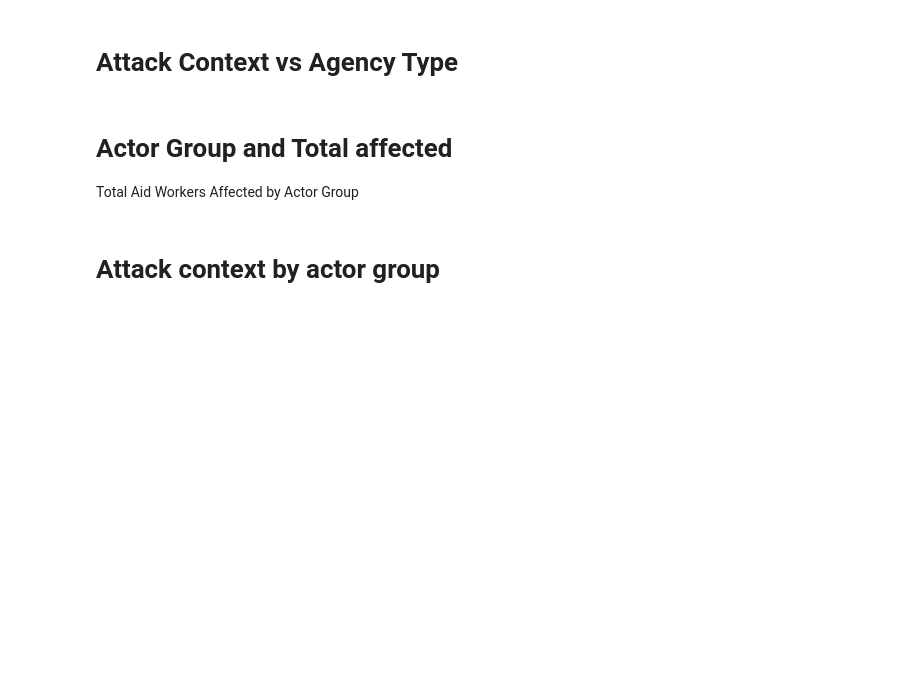
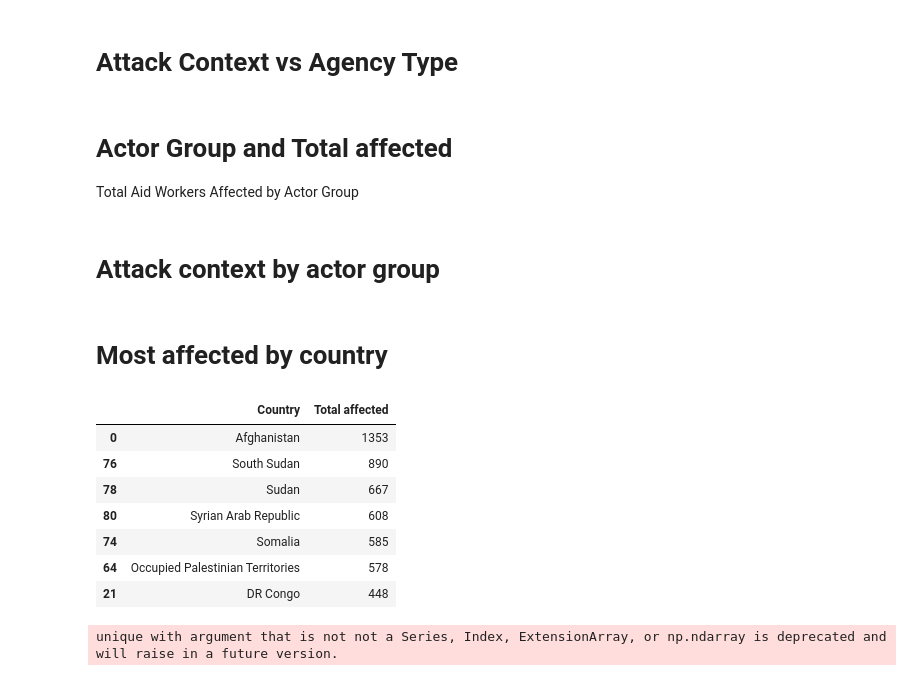
Before and after one commit to NandiniKodali988/Scholarship, a Jupyter notebook: code/visualizations.ipynb, the cells around one changed output. Drawn from its saved outputs; the diff is of its cells as text; code cells hidden in the pictures; blank space fills up the shorter version.

```diff
--- a/code/visualizations.ipynb
+++ b/code/visualizations.ipynb
@@ -501,3 +501,22 @@ for group in unique_groups:
     fig.write_html(f"../plots/attack_contexts/{safe_group_name}.html")
 
     fig.show()
+# %% [markdown]
+# Most affected by country
+# %%
+top_countries = (
+    df.groupby('Country', as_index=False)['Total affected']
+    .sum()
+    .sort_values(by='Total affected', ascending=False)
+    .head(7)
+)
+top_countries
+# %% [output]
+|  | Country | Total affected |
+| 0 | Afghanistan | 1353 |
+| 76 | South Sudan | 890 |
+| 78 | Sudan | 667 |
+| 80 | Syrian Arab Republic | 608 |
+| 74 | Somalia | 585 |
+| 64 | Occupied Palestinian Territories | 578 |
+| 21 | DR Congo | 448 |
@@ -503,0 +591,53 @@ for group in unique_groups:
+# %%
+# Pick one country, e.g., Afghanistan
+country = "Afghanistan"
+
+# Filter and drop nulls
+sankey_df = df[
+    (df['Country'] == country) &
+    (df['ActorGroup'].notna()) &
+    (df['Attack context'].notna())
+]
+
+# Group by ActorGroup and Attack context
+grouped = (
+    sankey_df.groupby(['ActorGroup', 'Attack context'])
+    .size()
+    .reset_index(name='Count')
+)
+
+# Combine all unique labels (actor + context)
+all_labels = pd.unique(grouped['ActorGroup'].tolist() + grouped['Attack context'].tolist())
+label_to_index = {label: i for i, label in enumerate(all_labels)}
+
+# Create Sankey link structure
+source = grouped['ActorGroup'].map(label_to_index)
+target = grouped['Attack context'].map(label_to_index)
+value  = grouped['Count']
+
+
+fig = go.Figure(data=[go.Sankey(
+    node=dict(
+        pad=15,
+        thickness=20,
+        line=dict(color="black", width=0.5),
+        label=all_labels,
+        color="red"
+    ),
+    link=dict(
+        source=source,
+        target=target,
+        value=value
+    )
+)])
+
+fig.update_layout(
+    title_text=f"Actor Groups vs Attack Contexts in {country}",
+    title_x=0.5,
+    font=dict(size=12),
+    height=600
+)
+
+fig.show()
+# %% [output]
+unique with argument that is not not a Series, Index, ExtensionArray, or np.ndarray is deprecated and will raise in a future version.
```
Also changed, not shown: parts of 6 cells of this notebook, 7 other files.
